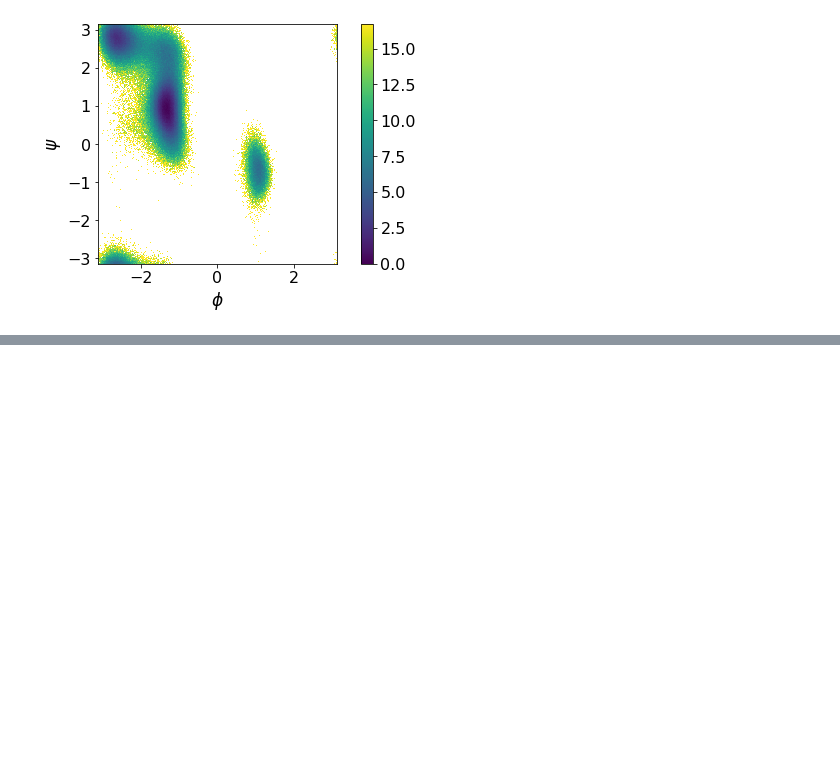
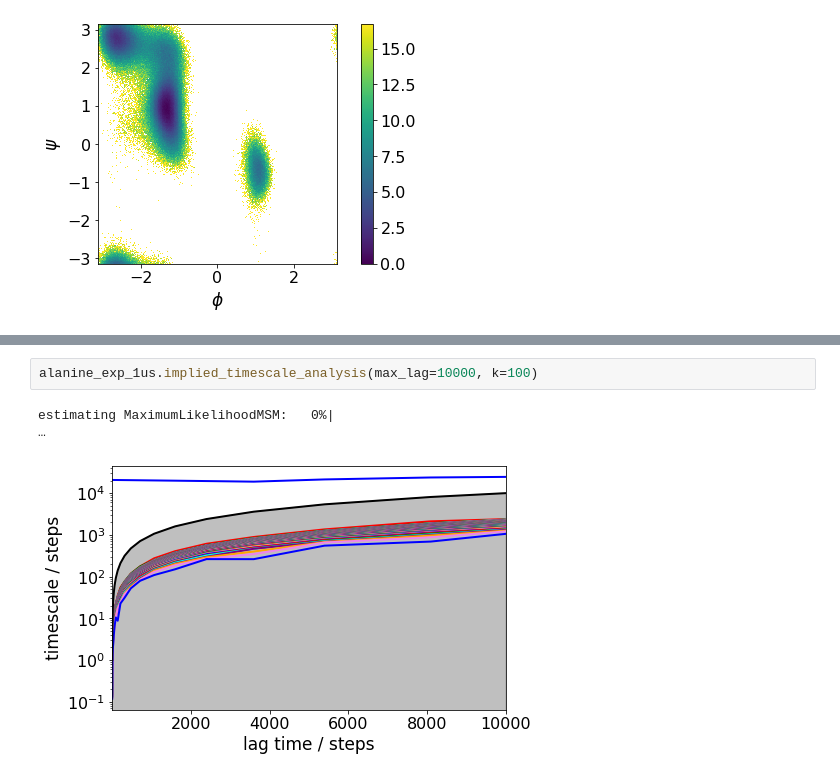
Before and after one commit to dominicp6/mdfeature, a Jupyter notebook: notebooks/ComparingCollectiveVariableMethods.ipynb, the cells around one changed output, grey strips where cells are left out. Drawn from its saved outputs; the diff is of its cells as text; blank space fills up the shorter version.

```diff
--- a/notebooks/ComparingCollectiveVariableMethods.ipynb
+++ b/notebooks/ComparingCollectiveVariableMethods.ipynb
@@ -469,0 +428,5 @@ TypeError: __init__() got multiple values for argument 'labels'
+# %%
+alanine_exp_1us.implied_timescale_analysis(max_lag=10000, k=100)
+# %% [output]
+estimating MaximumLikelihoodMSM:   0%|                                                                        …
+[figure, added]
```
Also changed, not shown: parts of 24 cells of this notebook, 7 other files.
